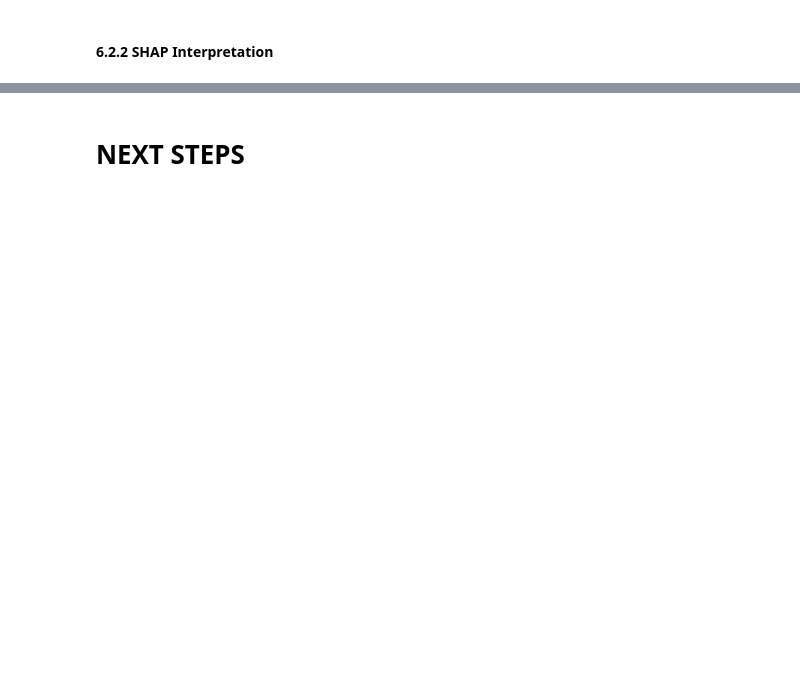
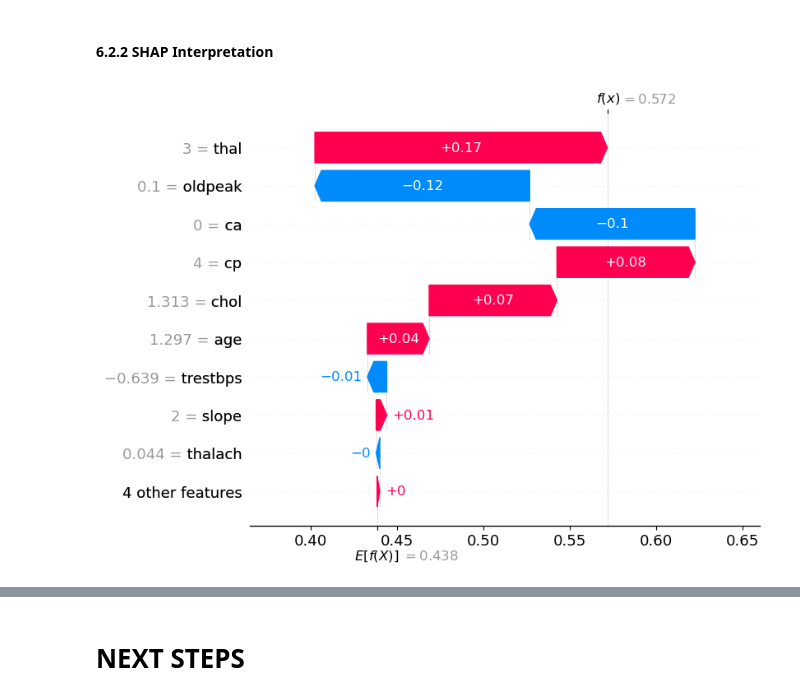
Before and after one commit to victor-bongestab/heart-disease, a Jupyter notebook: heart-disease.ipynb, the cells around one changed output, grey strips where cells are left out. Cells and saved outputs as stored; diff of their text form; code cells hidden in the pictures; blank space fills up the shorter version.

```diff
--- a/heart-disease.ipynb
+++ b/heart-disease.ipynb
@@ -984,20 +1186,22 @@ plt.show()
 # %%
 # TreeExplainer for our Random Forest model.
 explainer = shap.TreeExplainer(rf_model)
 
 # SHAP values for our test features.
 shap_values = explainer.shap_values(X_test)
 
 # Explanation on how one of the positive classes was chosen.
 shap_exp = shap.Explanation(values=shap_values[1],
                             base_values=explainer.expected_value[1],
                             data=X_test,
                             feature_names=X_test.columns)
 
 # Plotting waterfall graph for our n-th positive instance.
-n = 1
+n = 4
 shap.waterfall_plot(shap_exp[n])
-shap.plots.force(shap_exp[0:10])
+# shap.plots.force(shap_exp[0:10])
+# %% [output]
+[figure, added]
 # %%
 plt.style.use('default')
 
```
Also changed, not shown: parts of 44 cells of this notebook, 3 other files.
